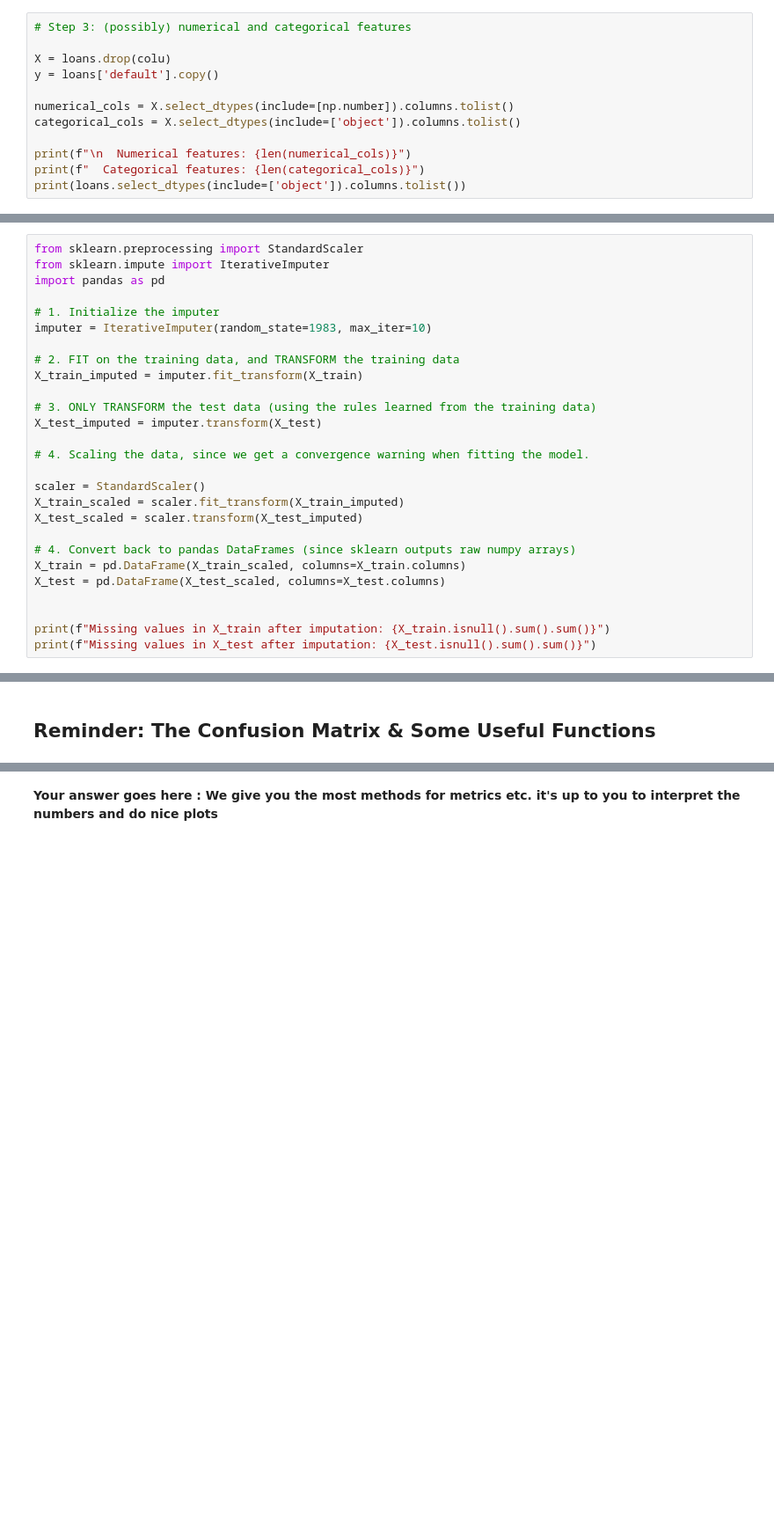
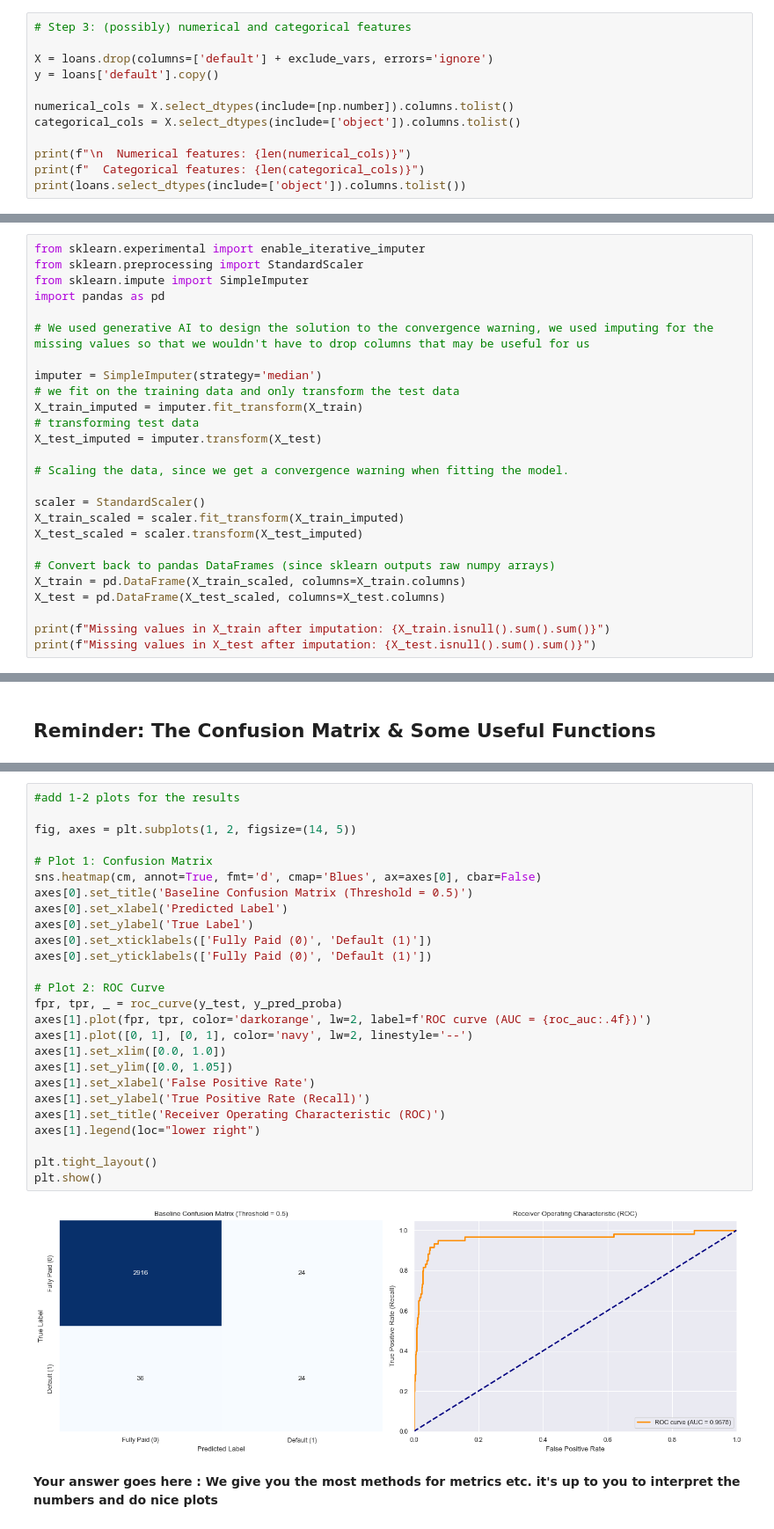
Before and after one commit to Tiimeeeyy/DataAnalysis26, a Jupyter notebook: clinic3/clinic3_empty.ipynb, the cells around one changed output, grey strips where cells are left out. Shown at 88% size. Cells and saved outputs as stored; diff of their text form; blank space fills up the shorter version.

```diff
--- a/clinic3/clinic3_empty.ipynb
+++ b/clinic3/clinic3_empty.ipynb
@@ -744,7 +740,7 @@ New dataset shape: (10000, 104)
 # %%
 # Step 3: (possibly) numerical and categorical features
 
-X = loans.drop(colu)
+X = loans.drop(columns=['default'] + exclude_vars, errors='ignore')
 y = loans['default'].copy()
 
 numerical_cols = X.select_dtypes(include=[np.number]).columns.tolist()
@@ -798,30 +796,29 @@ Train-Test Split:
   Train default rate: 2.00%
   Test default rate: 2.00%
 # %%
+from sklearn.experimental import enable_iterative_imputer
 from sklearn.preprocessing import StandardScaler
-from sklearn.impute import IterativeImputer
+from sklearn.impute import SimpleImputer
 import pandas as pd
 
-# 1. Initialize the imputer
-imputer = IterativeImputer(random_state=1983, max_iter=10)
+# We used generative AI to design the solution to the convergence warning, we used imputing for the missing values so that we wouldn't have to drop columns that may be useful for us
 
-# 2. FIT on the training data, and TRANSFORM the training data
+imputer = SimpleImputer(strategy='median')
+# we fit on the training data and only transform the test data
 X_train_imputed = imputer.fit_transform(X_train)
-
-# 3. ONLY TRANSFORM the test data (using the rules learned from the training data)
+# transforming test data
 X_test_imputed = imputer.transform(X_test)
 
-# 4. Scaling the data, since we get a convergence warning when fitting the model.
+# Scaling the data, since we get a convergence warning when fitting the model.
 
 scaler = StandardScaler()
 X_train_scaled = scaler.fit_transform(X_train_imputed)
 X_test_scaled = scaler.transform(X_test_imputed)
 
-# 4. Convert back to pandas DataFrames (since sklearn outputs raw numpy arrays)
+# Convert back to pandas DataFrames (since sklearn outputs raw numpy arrays)
 X_train = pd.DataFrame(X_train_scaled, columns=X_train.columns)
 X_test = pd.DataFrame(X_test_scaled, columns=X_test.columns)
 
-
 print(f"Missing values in X_train after imputation: {X_train.isnull().sum().sum()}")
 print(f"Missing values in X_test after imputation: {X_test.isnull().sum().sum()}")
 # %% [output]
@@ -932,3 +927,31 @@ ADDITIONAL METRICS:
+# %%
+#add 1-2 plots for the results
+
+fig, axes = plt.subplots(1, 2, figsize=(14, 5))
+
+# Plot 1: Confusion Matrix
+sns.heatmap(cm, annot=True, fmt='d', cmap='Blues', ax=axes[0], cbar=False)
+axes[0].set_title('Baseline Confusion Matrix (Threshold = 0.5)')
+axes[0].set_xlabel('Predicted Label')
+axes[0].set_ylabel('True Label')
+axes[0].set_xticklabels(['Fully Paid (0)', 'Default (1)'])
+axes[0].set_yticklabels(['Fully Paid (0)', 'Default (1)'])
+
+# Plot 2: ROC Curve
+fpr, tpr, _ = roc_curve(y_test, y_pred_proba)
+axes[1].plot(fpr, tpr, color='darkorange', lw=2, label=f'ROC curve (AUC = {roc_auc:.4f})')
+axes[1].plot([0, 1], [0, 1], color='navy', lw=2, linestyle='--')
+axes[1].set_xlim([0.0, 1.0])
+axes[1].set_ylim([0.0, 1.05])
+axes[1].set_xlabel('False Positive Rate')
+axes[1].set_ylabel('True Positive Rate (Recall)')
+axes[1].set_title('Receiver Operating Characteristic (ROC)')
+axes[1].legend(loc="lower right")
+
+plt.tight_layout()
+plt.show()
+# %% [output]
+[figure, added]
 # %% [markdown]
 **Your answer goes here : We give you the most methods for metrics etc. it's up to you to interpret the numbers and do nice plots**
 # %% [markdown]
```
Also changed, not shown: parts of 9 cells of this notebook.
